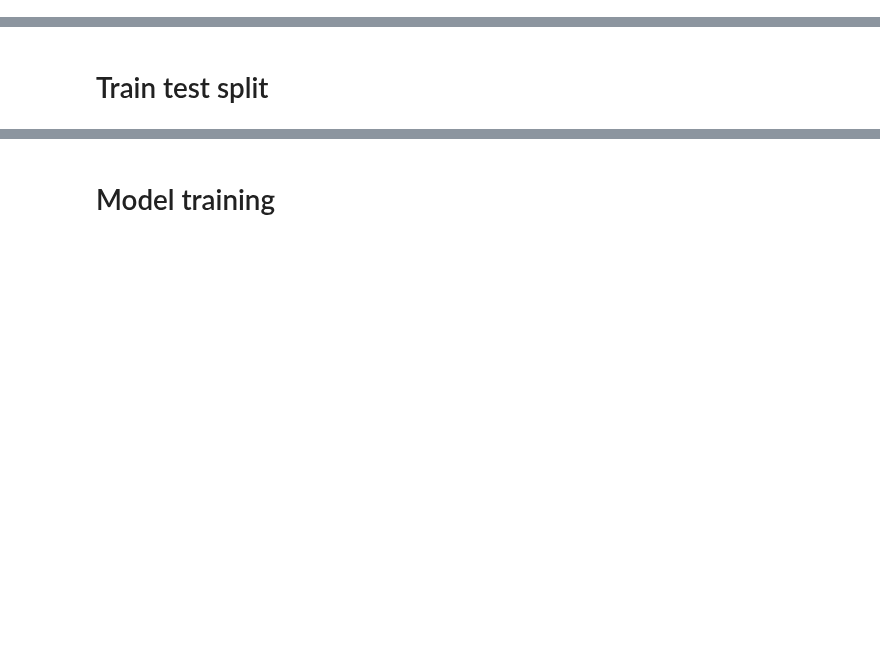
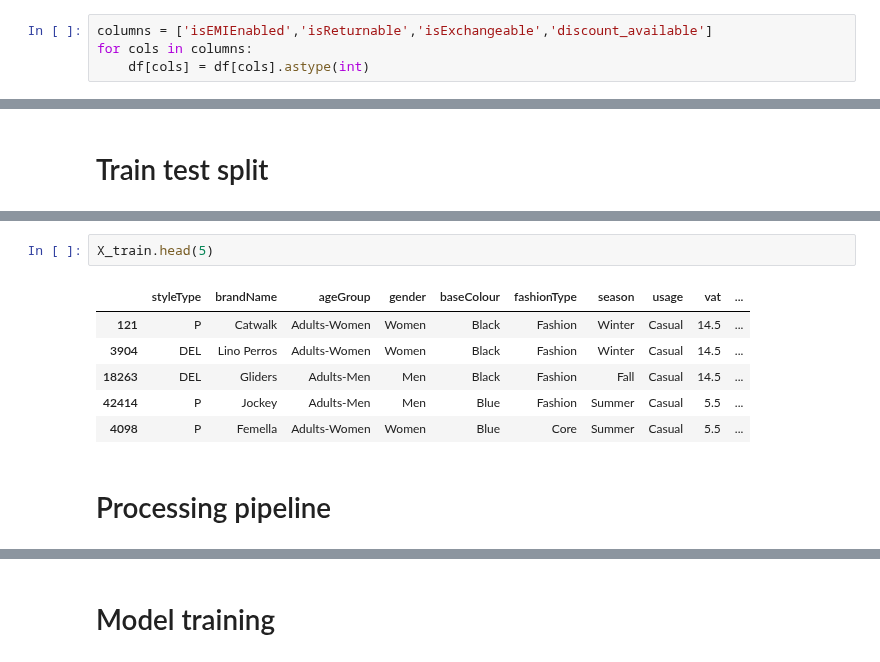
Before and after one commit to yuvraaj2002/AI_Projects, a Jupyter notebook: StyleSphere/Notebook/Predict_Price.ipynb, the cells around one changed output, grey strips where cells are left out. Drawn from its saved outputs; the diff is of its cells as text; blank space fills up the shorter version.

```diff
--- a/StyleSphere/Notebook/Predict_Price.ipynb
+++ b/StyleSphere/Notebook/Predict_Price.ipynb
@@ -133,2 +213,6 @@ df.to_csv('../Dataset/clean_data_V1.csv')
 # %% [markdown]
 # Feature engineering
+# %%
+columns = ['isEMIEnabled','isReturnable','isExchangeable','discount_available']
+for cols in columns:
+    df[cols] = df[cols].astype(int)
@@ -136,0 +274,11 @@ df.to_csv('../Dataset/clean_data_V1.csv')
+# %%
+X_train.head(5)
+# %% [output]
+|  | styleType | brandName | ageGroup | gender | baseColour | fashionType | season | usage | vat | ... |
+| 121 | P | Catwalk | Adults-Women | Women | Black | Fashion | Winter | Casual | 14.5 | ... |
+| 3904 | DEL | Lino Perros | Adults-Women | Women | Black | Fashion | Winter | Casual | 14.5 | ... |
+| 18263 | DEL | Gliders | Adults-Men | Men | Black | Fashion | Fall | Casual | 14.5 | ... |
+| 42414 | P | Jockey | Adults-Men | Men | Blue | Fashion | Summer | Casual | 5.5 | ... |
+| 4098 | P | Femella | Adults-Women | Women | Blue | Core | Summer | Casual | 5.5 | ... |
+# %% [markdown]
+# Processing pipeline
```
Also changed, not shown: parts of 27 cells of this notebook.
